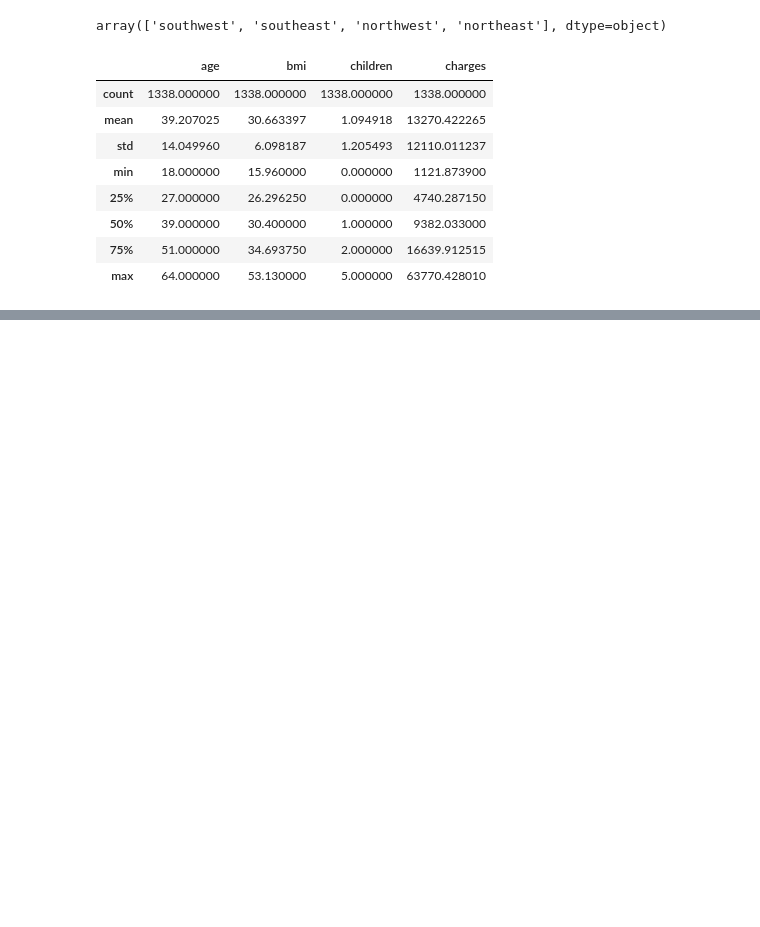
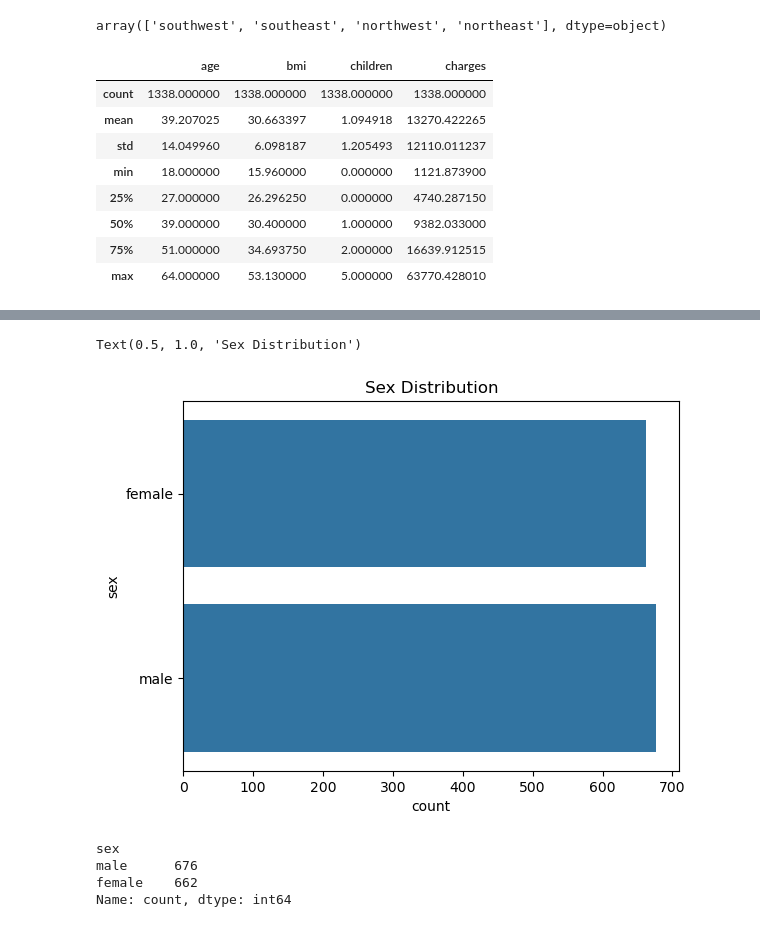
Before and after one commit to Ayodele10/Med_insurance_pred_Regression, a Jupyter notebook: Med_insurance_pred.ipynb, the cells around one changed output, grey strips where cells are left out. Drawn from its saved outputs; the diff is of its cells as text; code cells hidden in the pictures; blank space fills up the shorter version.

```diff
--- a/Med_insurance_pred.ipynb
+++ b/Med_insurance_pred.ipynb
@@ -82,0 +93,14 @@ med_insurance_data.describe()
+# %%
+plt.Figure(figsize=(8,8))
+sns.countplot(med_insurance_data['sex'])
+plt.title('Sex Distribution')
+# %% [output]
+Text(0.5, 1.0, 'Sex Distribution')
+[figure, added]
+# %%
+med_insurance_data['sex'].value_counts() #to see the closeness between the values of the columns as shown in the plot
+# %% [output]
+sex
+male      676
+female    662
+Name: count, dtype: int64
```
Also changed, not shown: parts of 31 cells of this notebook.
